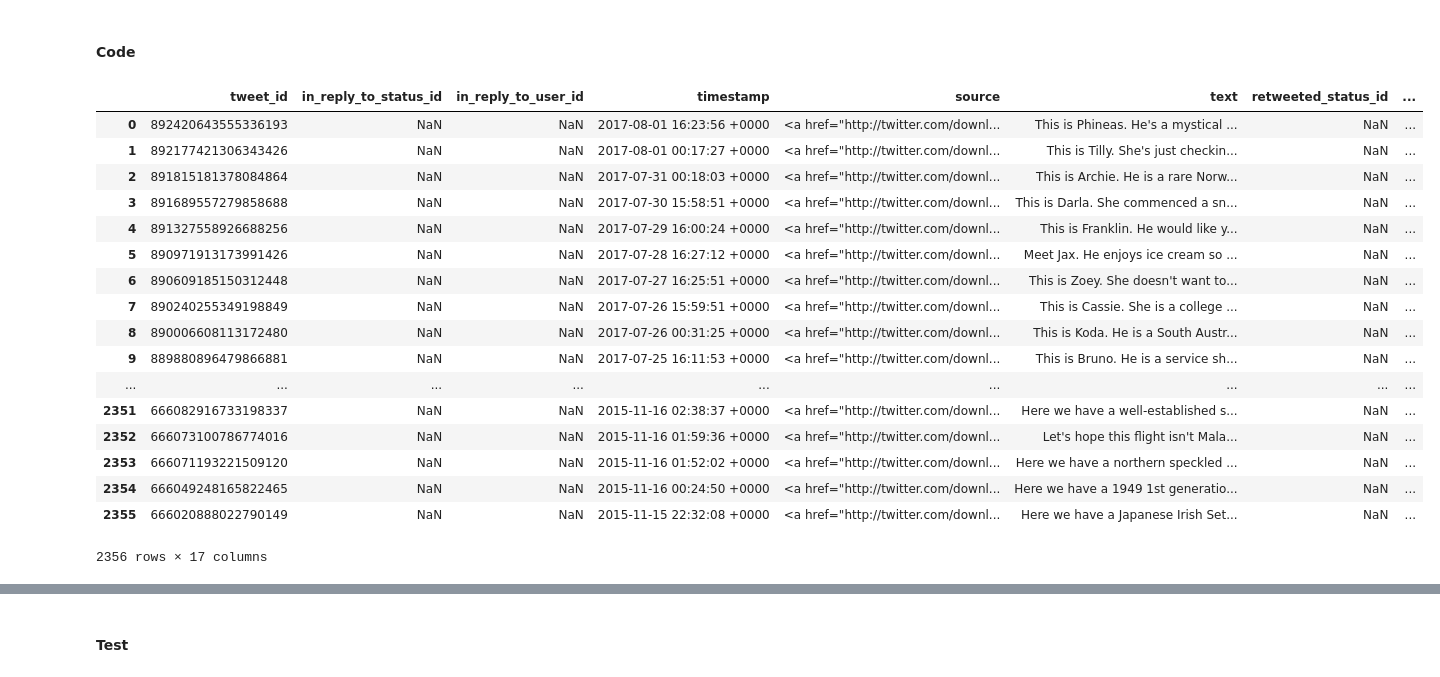
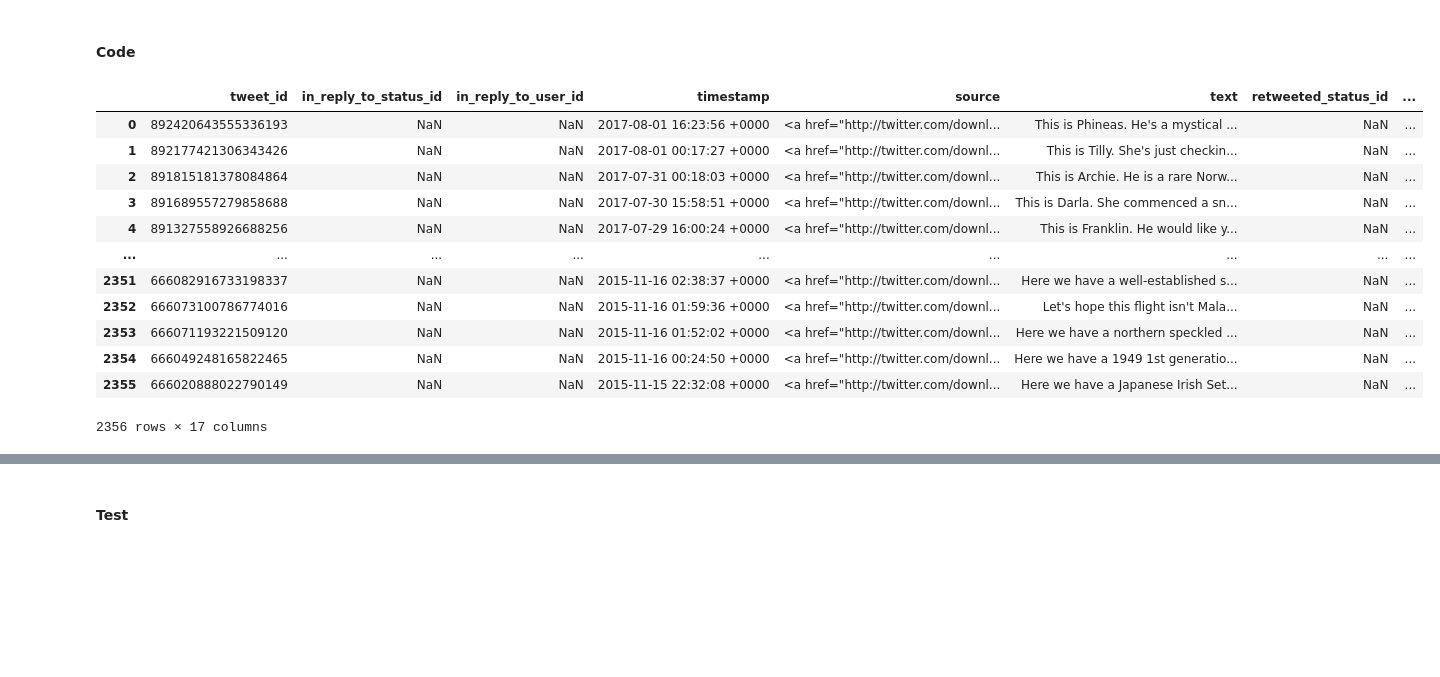
Before and after one commit to Daviedavie100/Data_wrangling-and-Analysis, a Jupyter notebook: wrangle_act.ipynb, the cells around one changed output, grey strips where cells are left out. Drawn from its saved outputs; the diff is of its cells as text; code cells hidden in the pictures; blank space fills up the shorter version.

```diff
--- a/wrangle_act.ipynb
+++ b/wrangle_act.ipynb
@@ -28,7 +28,8 @@ According to Udacity, WeRateDogs downloaded their Twitter archive and sent it to
 I downloaded csv file provided via the link, and then uploaded into my working directory
 # %%
 # twitter_archive_enhanced.csv
-twitter_archive=pd.read_csv('twitter_archive_enhanced.csv')
+path="C:/Users/Davie/Documents/GitHub/data_wrangling/data/"
+twitter_archive=pd.read_csv(path + 'twitter_archive_enhanced.csv')
 # %% [markdown]
 **'twitter-archive-enhanced.csv'**
 # %% [markdown]
@@ -765,19 +742,14 @@ Name: name, Length: 966, dtype: int64
 # %%
 to_be_replaced=['a', 'an', 'all', 'not', 'the', 'by', 'such', 'life', 'one', 'old', 'just'] # group the values to be replaced
 twitter_archive_clean_d['name']=twitter_archive_clean_d['name'].replace(to_be_replaced,np.NaN) # replace the values with NaN
-twitter_archive_clean_d
+twitter_archive_clean_d.head()
 # %% [output]
 |  | tweet_id | in_reply_to_status_id | in_reply_to_user_id | timestamp | source | text | retweeted_status_id | ... |
 | 0 | 892420643555336193 | NaN | NaN | 2017-08-01 16:23:56 +0000 | <a href="http://twitter.com/downl... | This is Phineas. He's a mystical ... | NaN | ... |
 | 1 | 892177421306343426 | NaN | NaN | 2017-08-01 00:17:27 +0000 | <a href="http://twitter.com/downl... | This is Tilly. She's just checkin... | NaN | ... |
 | 2 | 891815181378084864 | NaN | NaN | 2017-07-31 00:18:03 +0000 | <a href="http://twitter.com/downl... | This is Archie. He is a rare Norw... | NaN | ... |
 | 3 | 891689557279858688 | NaN | NaN | 2017-07-30 15:58:51 +0000 | <a href="http://twitter.com/downl... | This is Darla. She commenced a sn... | NaN | ... |
 | 4 | 891327558926688256 | NaN | NaN | 2017-07-29 16:00:24 +0000 | <a href="http://twitter.com/downl... | This is Franklin. He would like y... | NaN | ... |
-| 5 | 890971913173991426 | NaN | NaN | 2017-07-28 16:27:12 +0000 | <a href="http://twitter.com/downl... | Meet Jax. He enjoys ice cream so ... | NaN | ... |
-| 6 | 890609185150312448 | NaN | NaN | 2017-07-27 16:25:51 +0000 | <a href="http://twitter.com/downl... | This is Zoey. She doesn't want to... | NaN | ... |
-| 7 | 890240255349198849 | NaN | NaN | 2017-07-26 15:59:51 +0000 | <a href="http://twitter.com/downl... | This is Cassie. She is a college ... | NaN | ... |
-| 8 | 890006608113172480 | NaN | NaN | 2017-07-26 00:31:25 +0000 | <a href="http://twitter.com/downl... | This is Koda. He is a South Austr... | NaN | ... |
-| 9 | 889880896479866881 | NaN | NaN | 2017-07-25 16:11:53 +0000 | <a href="http://twitter.com/downl... | This is Bruno. He is a service sh... | NaN | ... |
 | ... | ... | ... | ... | ... | ... | ... | ... | ... |
 | 2351 | 666082916733198337 | NaN | NaN | 2015-11-16 02:38:37 +0000 | <a href="http://twitter.com/downl... | Here we have a well-established s... | NaN | ... |
 | 2352 | 666073100786774016 | NaN | NaN | 2015-11-16 01:59:36 +0000 | <a href="http://twitter.com/downl... | Let's hope this flight isn't Mala... | NaN | ... |
```
Also changed, not shown: parts of 11 cells of this notebook.
